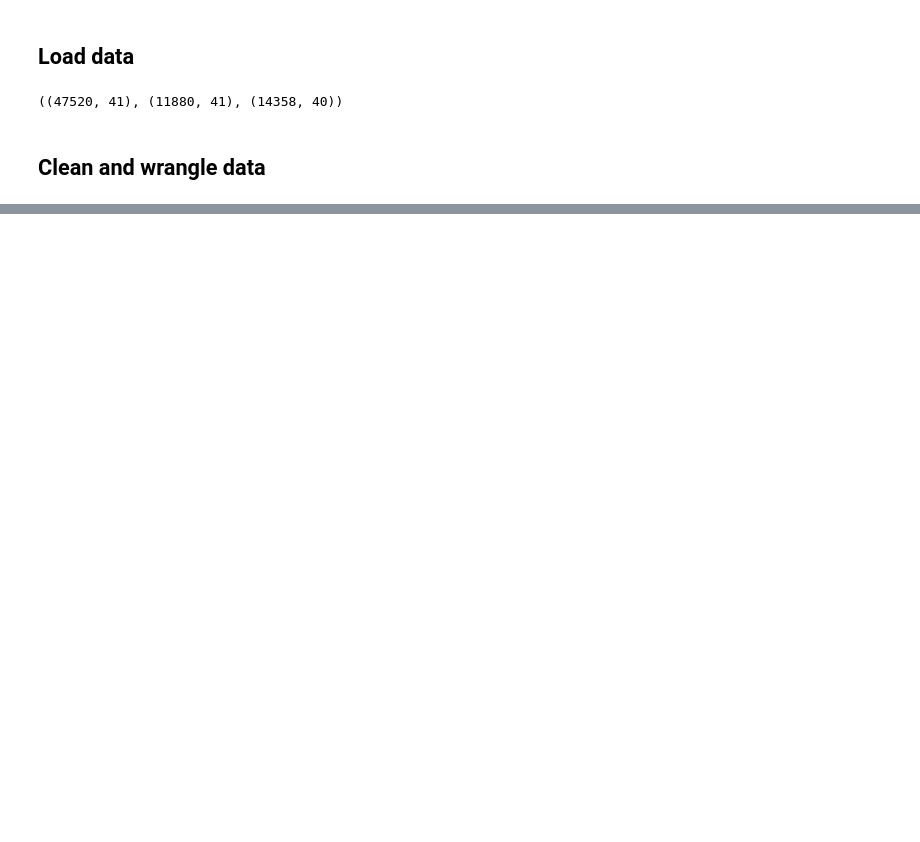
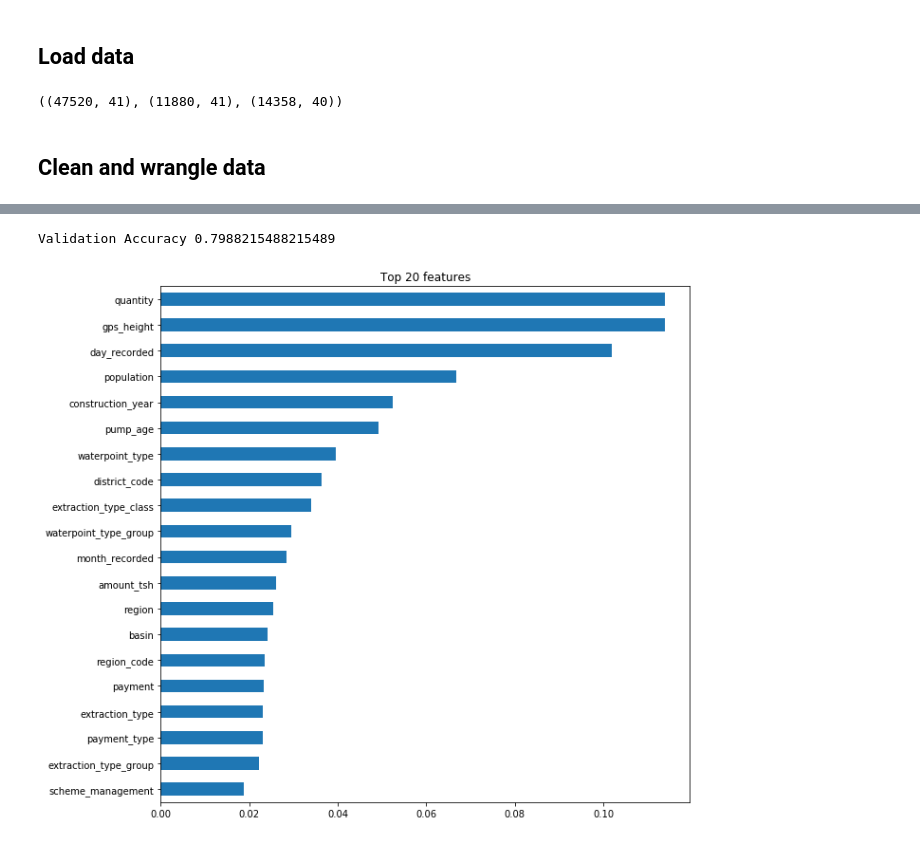
Before and after one commit to bloominstituteoftechnology/DS-Unit-2-Tree-Ensembles, a Jupyter notebook: module2-random-forests/Random Forests - Assignment Notebook.ipynb, the cells around one changed output, grey strips where cells are left out. Cells and saved outputs as stored; diff of their text form; code cells hidden in the pictures; blank space fills up the shorter version.

Commit message:
Re-run random forest classifier with ordinal encoding.

```diff
--- a/module2-random-forests/Random Forests - Assignment Notebook.ipynb
+++ b/module2-random-forests/Random Forests - Assignment Notebook.ipynb
@@ -288,0 +289,34 @@ importances.sort_values()[-n:].plot.barh();
+# %%
+pipeline = make_pipeline(
+    ce.OrdinalEncoder(),
+    SimpleImputer(strategy='mean'),
+    RandomForestClassifier(n_estimators=100, random_state=0, n_jobs=-1)
+)
+
+# Fit on train, score on val, predict on test
+pipeline.fit(X_train, y_train)
+print('Validation Accuracy', pipeline.score(X_val, y_val))
+y_pred = pipeline.predict(X_test)
+
+# Write submission csv file
+submission = sample_submission.copy()
+submission['status_group'] = y_pred
+submission.to_csv('RF_baseline_submission.csv', index=False)
+# %% [output]
+Validation Accuracy 0.7988215488215489
+# %%
+# Get feature importances.
+encoder = pipeline.named_steps['ordinalencoder']
+tree = pipeline.named_steps['randomforestclassifier']
+
+feature_names = encoder.transform(X_val).columns
+
+importances = pd.Series(tree.feature_importances_, feature_names)
+
+# Plot feature importances.
+n = 20
+plt.figure(figsize=(10,n/2))
+plt.title(f'Top {n} features')
+importances.sort_values()[-n:].plot.barh();
+# %% [output]
+[figure, added]
```
Also changed, not shown: parts of 3 cells of this notebook.
